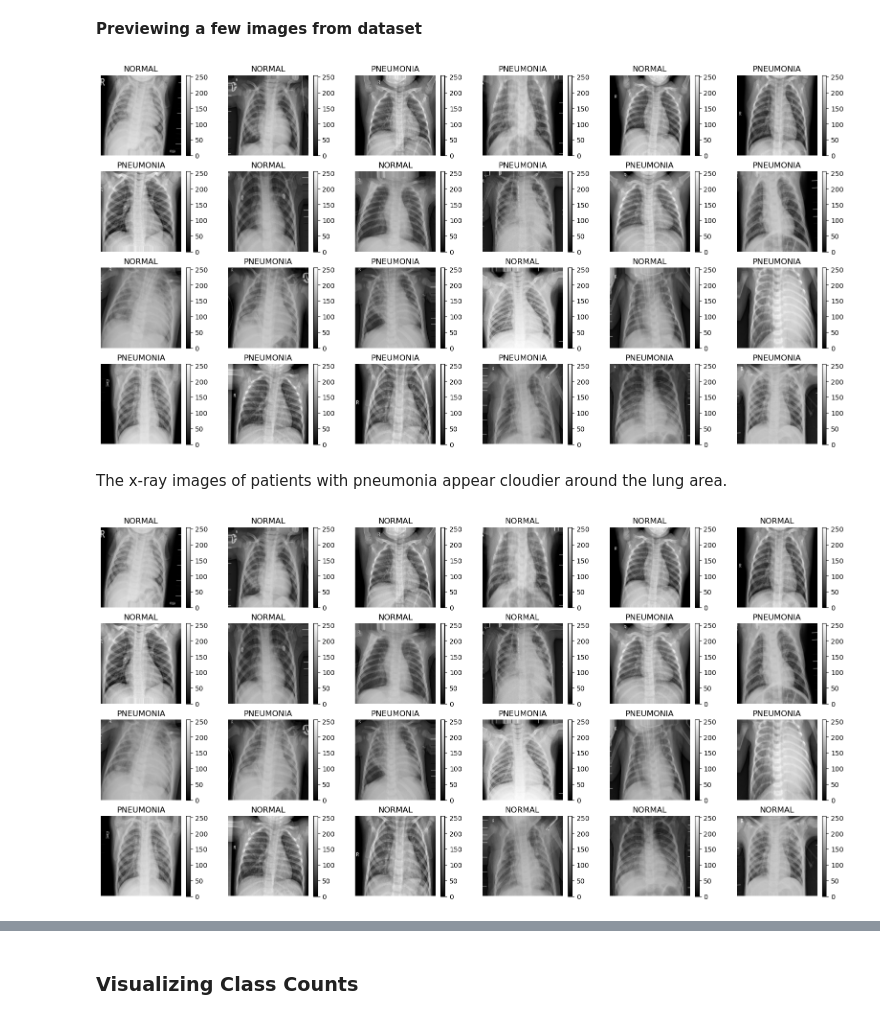
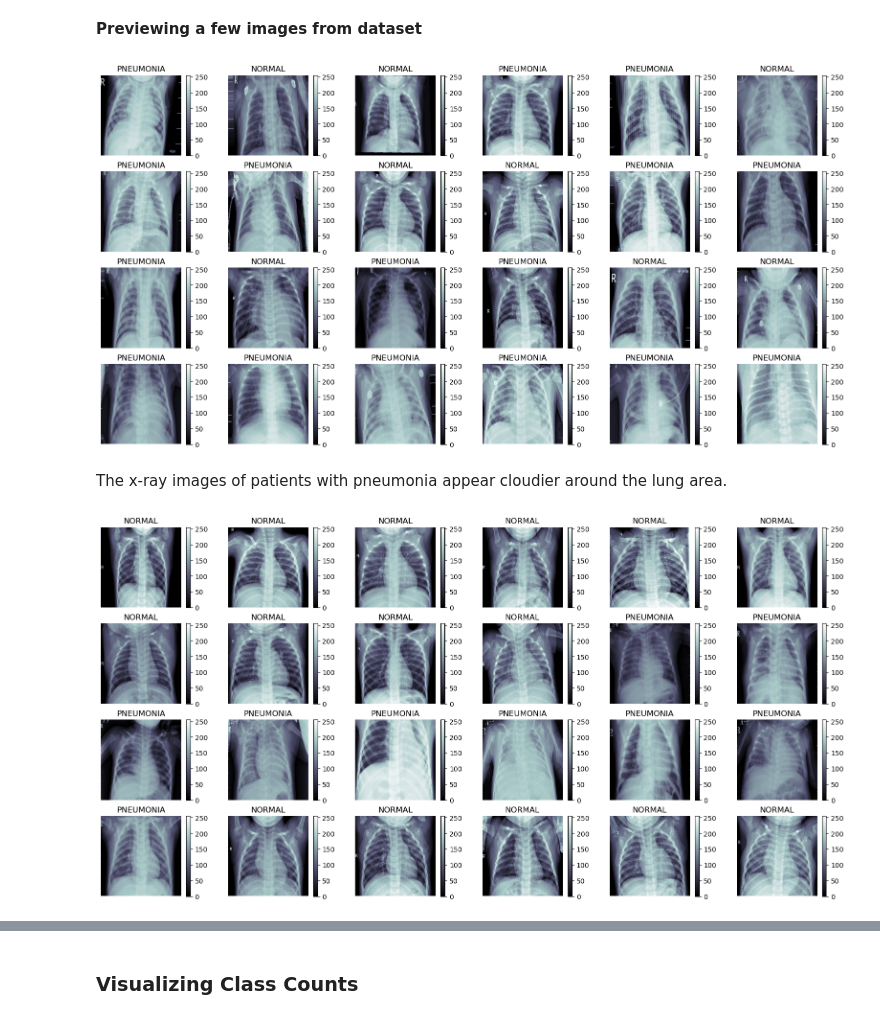
Before and after one commit to JoeBrowz/pneumonia-neural-net, a Jupyter notebook: Final_Notebook.ipynb, the cells around one changed output, grey strips where cells are left out. Saved outputs shown, nothing was run; the diff lists cells and outputs as text; code cells hidden in the pictures.

```diff
--- a/Final_Notebook.ipynb
+++ b/Final_Notebook.ipynb
@@ -99,9 +94,7 @@ Found 600 images belonging to 2 classes.
 # %% [markdown]
 **Previewing a few images from dataset**
 # %%
-# Images and Labes from Training Set
-X_train = next(train_generator)[0]
-
+# Visualize Train Set
 plt.style.use('default')
 fig=plt.figure(figsize=(20, 10))
 columns = 6; rows = 4
@@ -112,30 +105,30 @@ for i in range(1, columns*rows +1):
         dic = {0:"NORMAL", 1:"PNEUMONIA"}
         plt.title(dic.get(Y_batch[0]))
         plt.axis("off")
-        plt.imshow(array_to_img(X_train[i]), cmap=plt.cm.gray)
+        plt.imshow(array_to_img(X_batch[i]), cmap=plt.cm.bone)
         plt.colorbar()
         fig.add_subplot
         break
 # %% [output]
-[figure, old version]
+[figure, new version]
 # %% [markdown]
 The x-ray images of patients with pneumonia appear cloudier around the lung area.
 # %%
 #Images and Labels from Validation Set
 
 plt.style.use('default')
 fig=plt.figure(figsize=(20, 10))
 columns = 6; rows = 4
 for i in range(1, columns*rows +1):
     fig.add_subplot(rows, columns, i)
     for X_batch, Y_batch in val_generator:
         image = X_batch[0]
         dic = {0:"NORMAL", 1:"PNEUMONIA"}
         plt.title(dic.get(Y_batch[0]))
         plt.axis("off")
-        plt.imshow(array_to_img(X_train[i]), cmap=plt.cm.gray)
+        plt.imshow(array_to_img(X_batch[i]), cmap=plt.cm.bone)
         plt.colorbar()
         fig.add_subplot
         break
 # %% [output]
-[figure, old version]
+[figure, new version]
```
Also changed, not shown: parts of 63 cells of this notebook.
